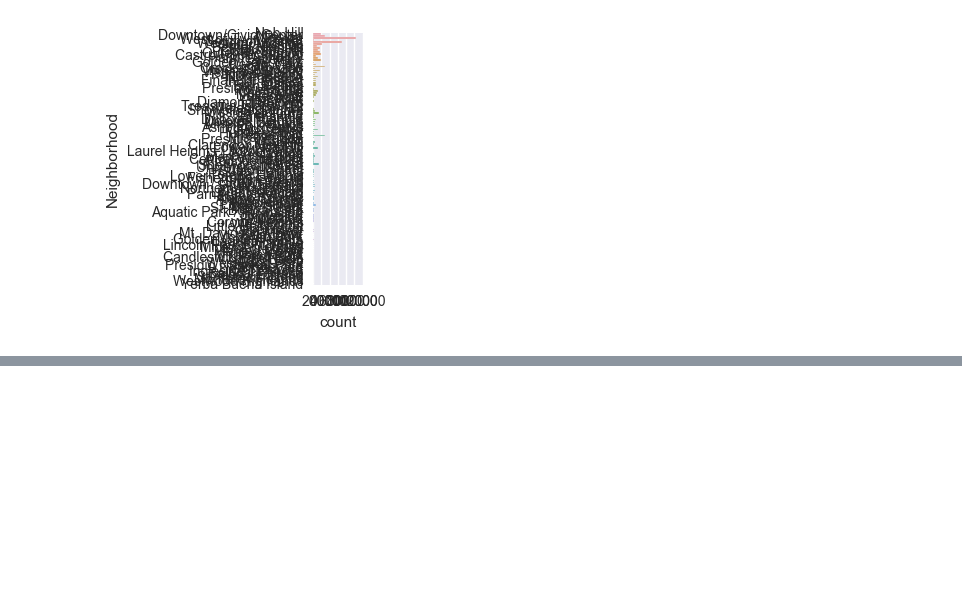
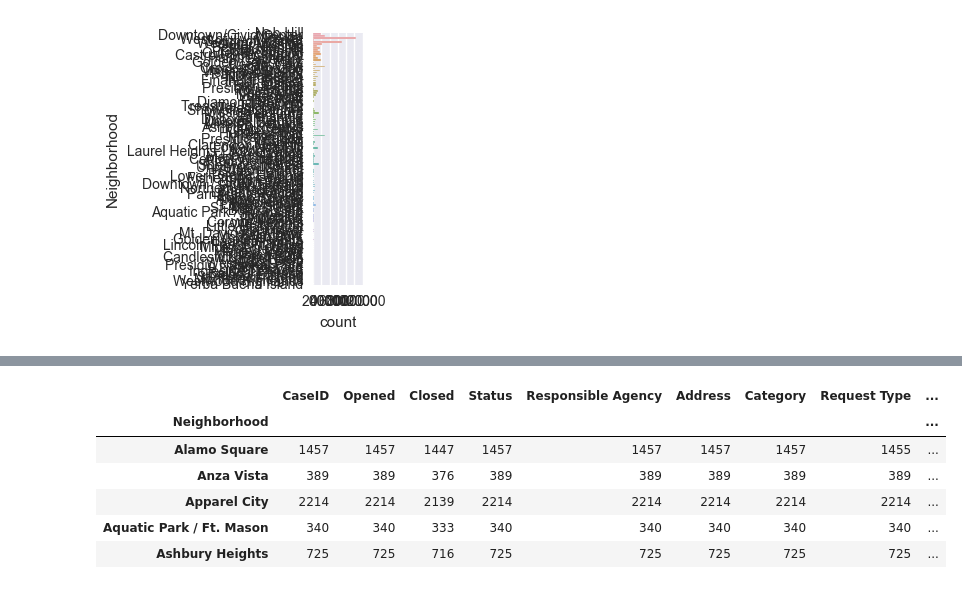
Before and after one commit to tjgordon/141B-Project, a Jupyter notebook: SF Street Cleaning Project.ipynb, the cells around one changed output, grey strips where cells are left out. Cells and saved outputs as stored; diff of their text form; code cells hidden in the pictures; blank space fills up the shorter version.

```diff
--- a/SF Street Cleaning Project.ipynb
+++ b/SF Street Cleaning Project.ipynb
@@ -67,0 +106,12 @@ array(['Nob Hill', 'Downtown/Civic Center', 'Mission',
+# %%
+# From: http://stackoverflow.com/questions/22391433/count-the-frequency-that-a-value-occurs-in-a-dataframe-column
+counts = street.groupby('Neighborhood').count()
+counts.head()
+# %% [output]
+|  | CaseID | Opened | Closed | Status | Responsible Agency | Address | Category | Request Type | ... |
+| Neighborhood |  |  |  |  |  |  |  |  | ... |
+| Alamo Square | 1457 | 1457 | 1447 | 1457 | 1457 | 1457 | 1457 | 1455 | ... |
+| Anza Vista | 389 | 389 | 376 | 389 | 389 | 389 | 389 | 389 | ... |
+| Apparel City | 2214 | 2214 | 2139 | 2214 | 2214 | 2214 | 2214 | 2214 | ... |
+| Aquatic Park / Ft. Mason | 340 | 340 | 333 | 340 | 340 | 340 | 340 | 340 | ... |
+| Ashbury Heights | 725 | 725 | 716 | 725 | 725 | 725 | 725 | 725 | ... |
```
Also changed, not shown: parts of 14 cells of this notebook, 2 other files.
